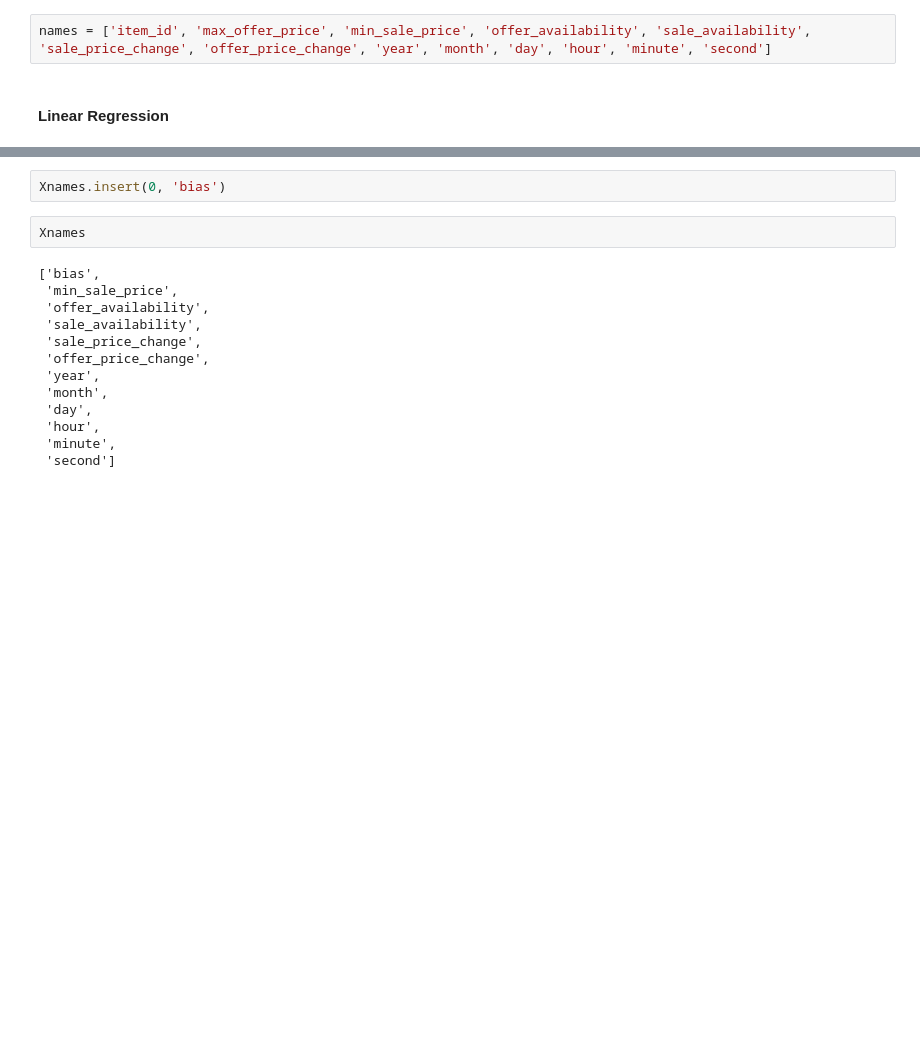
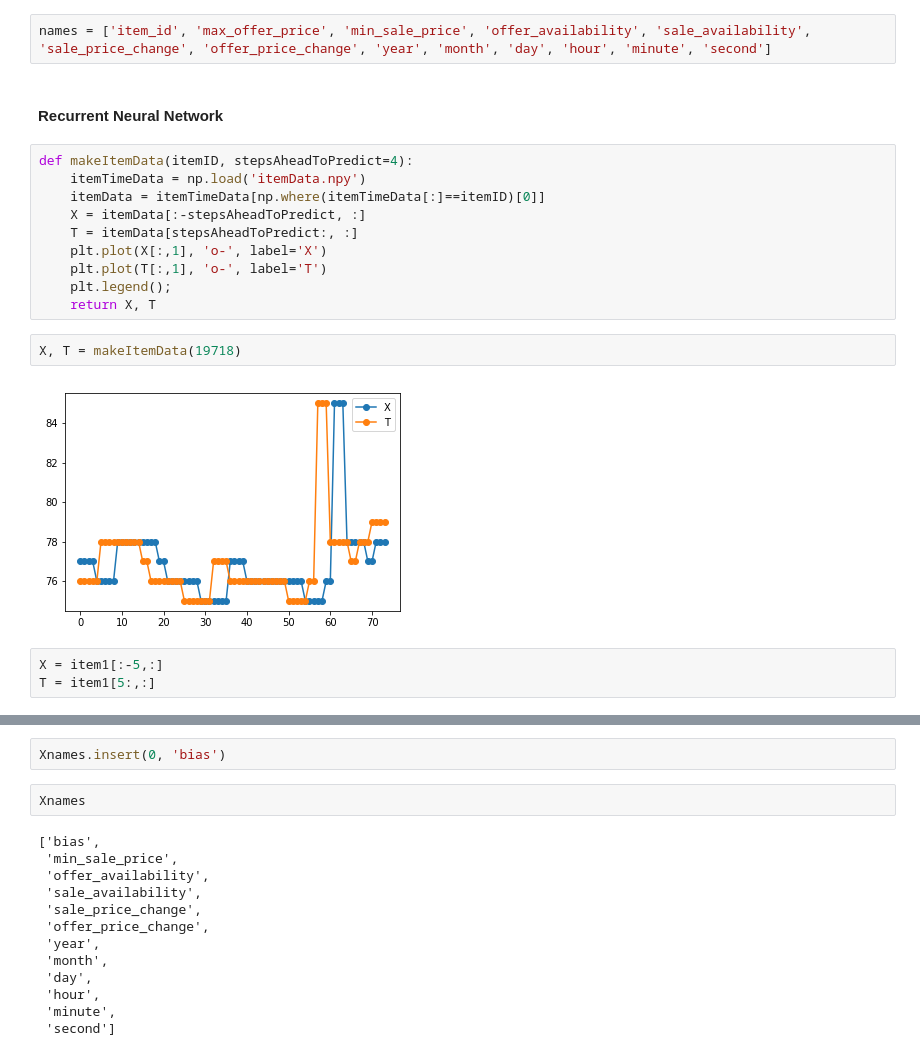
Before and after one commit to vicweeks/CS445-TermProject, a Jupyter notebook: TermProject.ipynb, the cells around one changed output, grey strips where cells are left out. Saved outputs shown, nothing was run; the diff lists cells and outputs as text; blank space fills up the shorter version.

```diff
--- a/TermProject.ipynb
+++ b/TermProject.ipynb
@@ -85,4 +88,21 @@ itemTimeData.shape
 # %%
 names = ['item_id', 'max_offer_price', 'min_sale_price', 'offer_availability', 'sale_availability', 'sale_price_change', 'offer_price_change', 'year', 'month', 'day', 'hour', 'minute', 'second']
-# %% [markdown]
-#### Linear Regression
+# %% [markdown]
+#### Recurrent Neural Network
+# %%
+def makeItemData(itemID, stepsAheadToPredict=4):
+    itemTimeData = np.load('itemData.npy')
+    itemData = itemTimeData[np.where(itemTimeData[:]==itemID)[0]]
+    X = itemData[:-stepsAheadToPredict, :]
+    T = itemData[stepsAheadToPredict:, :]
+    plt.plot(X[:,1], 'o-', label='X')
+    plt.plot(T[:,1], 'o-', label='T')
+    plt.legend();
+    return X, T
+# %%
+X, T = makeItemData(19718)
+# %% [output]
+[figure, added]
+# %%
+X = item1[:-5,:]
+T = item1[5:,:]
```
Also changed, not shown: parts of 19 cells of this notebook, 2 other files.
